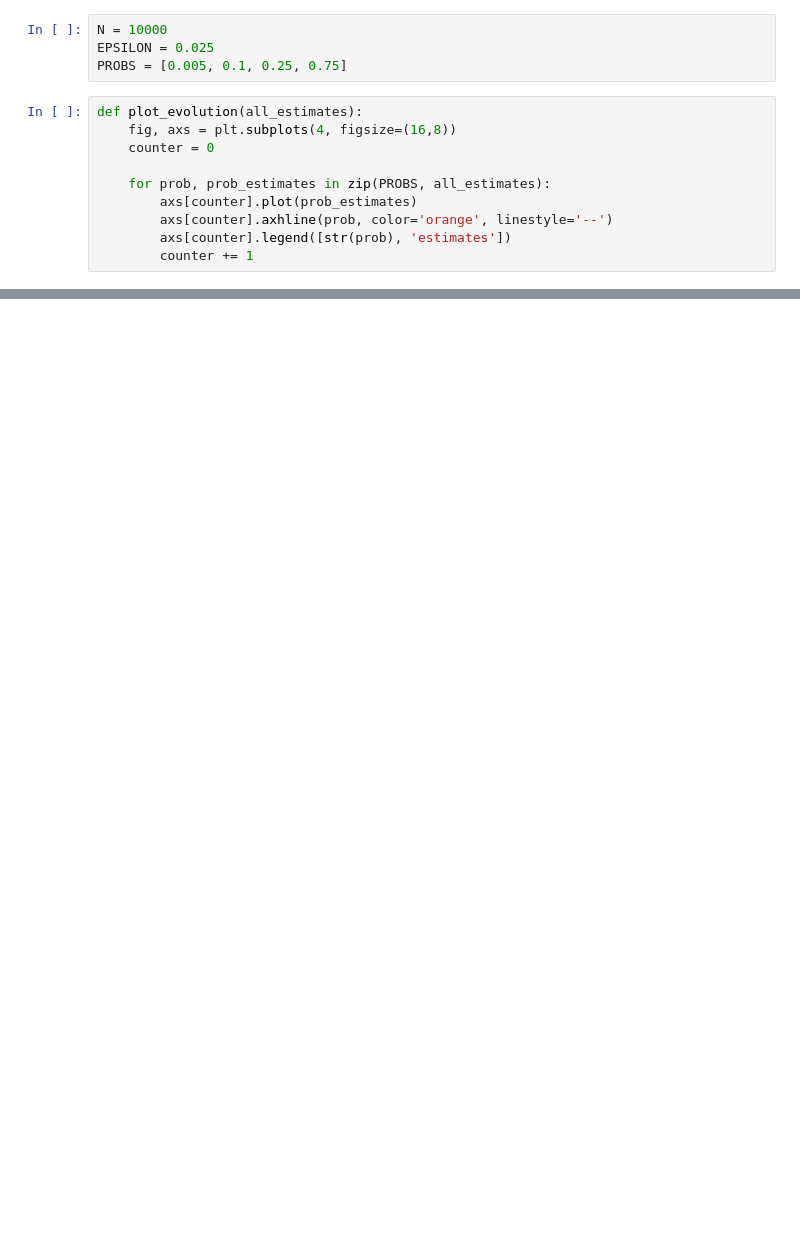
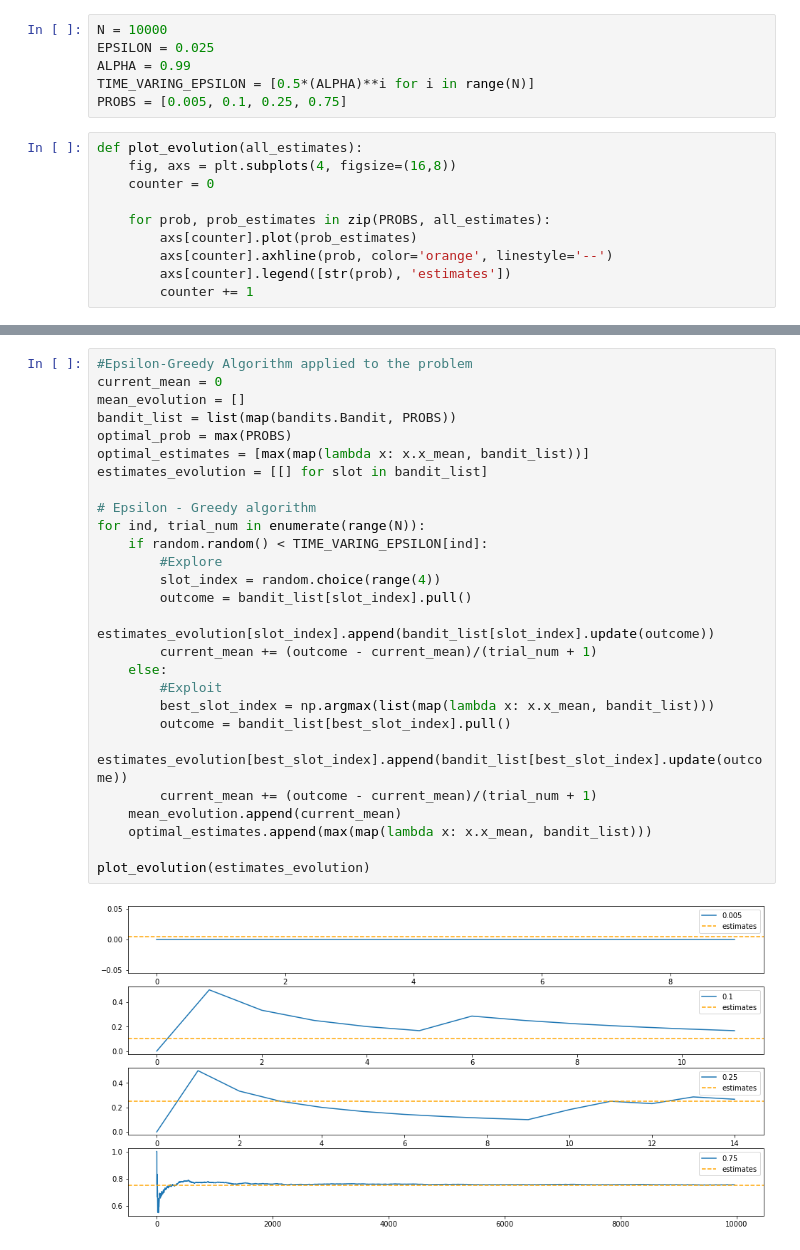
Before and after one commit to CaioMar/reinforcement_learning, a Jupyter notebook: notebooks/Epsilon - Greedy Algorithm.ipynb, the cells around one changed output, grey strips where cells are left out. Saved outputs shown, nothing was run; the diff lists cells and outputs as text; blank space fills up the shorter version.

Commit message:
Time Varying Epsilon

```diff
--- a/notebooks/Epsilon - Greedy Algorithm.ipynb
+++ b/notebooks/Epsilon - Greedy Algorithm.ipynb
@@ -12,6 +12,8 @@ import numpy as np
 # %%
 N = 10000
 EPSILON = 0.025
+ALPHA = 0.99
+TIME_VARING_EPSILON = [0.5*(ALPHA)**i for i in range(N)]
 PROBS = [0.005, 0.1, 0.25, 0.75]
 # %%
 def plot_evolution(all_estimates):
@@ -84,0 +87,29 @@ plt.legend(['Optimal probability','Evolution of mean estimate'])
+# %%
+#Epsilon-Greedy Algorithm applied to the problem
+current_mean = 0
+mean_evolution = []
+bandit_list = list(map(bandits.Bandit, PROBS))
+optimal_prob = max(PROBS)
+optimal_estimates = [max(map(lambda x: x.x_mean, bandit_list))]
+estimates_evolution = [[] for slot in bandit_list]
+
+# Epsilon - Greedy algorithm
+for ind, trial_num in enumerate(range(N)):
+    if random.random() < TIME_VARING_EPSILON[ind]:
+        #Explore
+        slot_index = random.choice(range(4))
+        outcome = bandit_list[slot_index].pull()
+        estimates_evolution[slot_index].append(bandit_list[slot_index].update(outcome))
+        current_mean += (outcome - current_mean)/(trial_num + 1)
+    else:
+        #Exploit
+        best_slot_index = np.argmax(list(map(lambda x: x.x_mean, bandit_list)))
+        outcome = bandit_list[best_slot_index].pull()
+        estimates_evolution[best_slot_index].append(bandit_list[best_slot_index].update(outcome))
+        current_mean += (outcome - current_mean)/(trial_num + 1)
+    mean_evolution.append(current_mean)
+    optimal_estimates.append(max(map(lambda x: x.x_mean, bandit_list)))
+
+plot_evolution(estimates_evolution)
+# %% [output]
+[figure, added]
```
Also changed, not shown: parts of 5 cells of this notebook.
